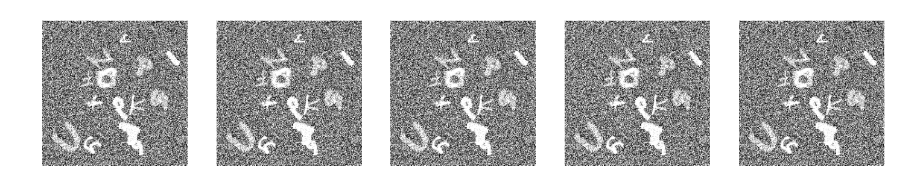
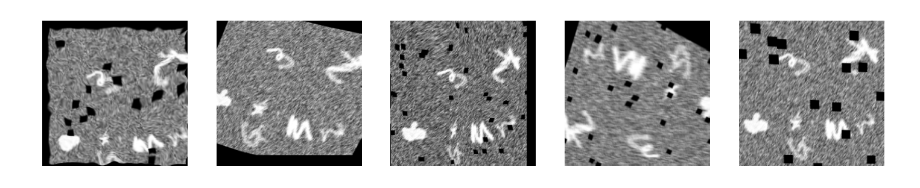
Before and after one commit to hyunseoki/dacon_dirty_mnist_1st, a Jupyter notebook: augmentation.ipynb, the cells around one changed output. Saved outputs shown, nothing was run; the diff lists cells and outputs as text; code cells hidden in the pictures.

Commit message:
augmentation

```diff
--- a/augmentation.ipynb
+++ b/augmentation.ipynb
@@ -68,10 +48,45 @@ dataset = DatasetMNIST(
+# %%
+transform = albumentations.Compose([
+    # albumentations.CLAHE(p=1.0),
+
+    albumentations.RandomBrightnessContrast(),
+    albumentations.augmentations.transforms.MotionBlur(),
+
+    albumentations.OneOf([
+        albumentations.Cutout(num_holes=16, max_h_size=15, max_w_size=15, fill_value=0, p=1),
+        albumentations.Cutout(num_holes=24, max_h_size=13, max_w_size=13, fill_value=0, p=1),
+        albumentations.Cutout(num_holes=32, max_h_size=8, max_w_size=8, fill_value=0, p=1),
+        ], p=0.5),
+
+    # albumentations.Cutout(num_holes=16, max_h_size=15, max_w_size=15, fill_value=0),
+
+    albumentations.RandomRotate90(),
+    albumentations.ShiftScaleRotate(rotate_limit=30, border_mode=cv2.BORDER_CONSTANT),
+    albumentations.imgaug.transforms.IAAPerspective(scale=(0.05, 0.1)),
+    albumentations.imgaug.transforms.IAAPiecewiseAffine(),
+
+    albumentations.OneOf([
+        albumentations.ElasticTransform(alpha=60, sigma=120 * 0.05, alpha_affine=120 * 0.03, border_mode=cv2.BORDER_CONSTANT, p=1),
+        albumentations.GridDistortion(distort_limit=(-0.3, 0.3), border_mode=cv2.BORDER_CONSTANT, p=1),
+    ], p=0.5),
+
+    albumentations.pytorch.ToTensorV2(),
+])
+
+data = pd.read_csv(args.train_data_answer_dir)
+dataset = DatasetMNIST(
+    image_folder=args.train_data_file_dir,
+    label_df=data.iloc[:300],
+    transforms=transform
+)
 # %%
+data_idx = np.random.randint(len(dataset))
 num_samples = 5
 
 fig, ax = plt.subplots(1, num_samples, figsize=(25, 5))
 
 for i in range(num_samples):
-  ax[i].imshow(transforms.ToPILImage()(dataset[0][0]), 'gray')
+  ax[i].imshow(transforms.ToPILImage()(dataset[data_idx][0]), 'gray')
   ax[i].axis('off')
 # %% [output]
-[figure, old version]
+[figure, new version]
```
Also changed, not shown: parts of 5 cells of this notebook.
